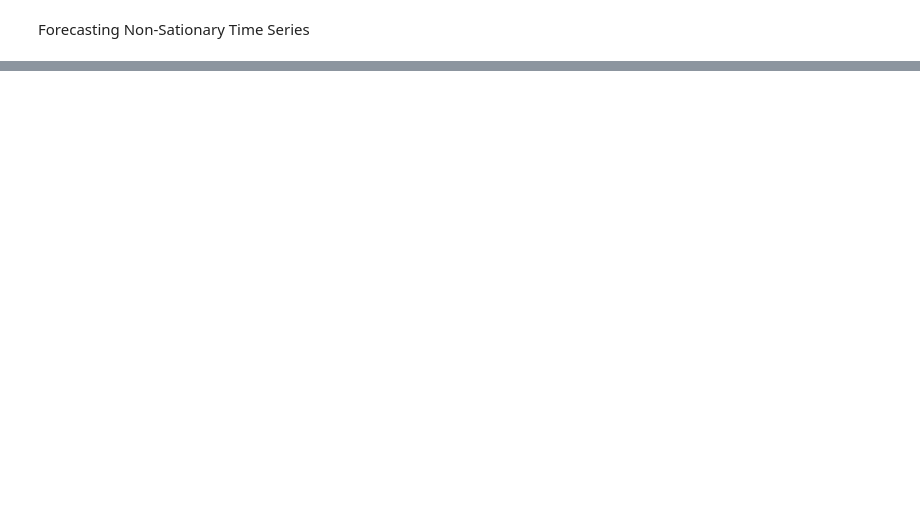
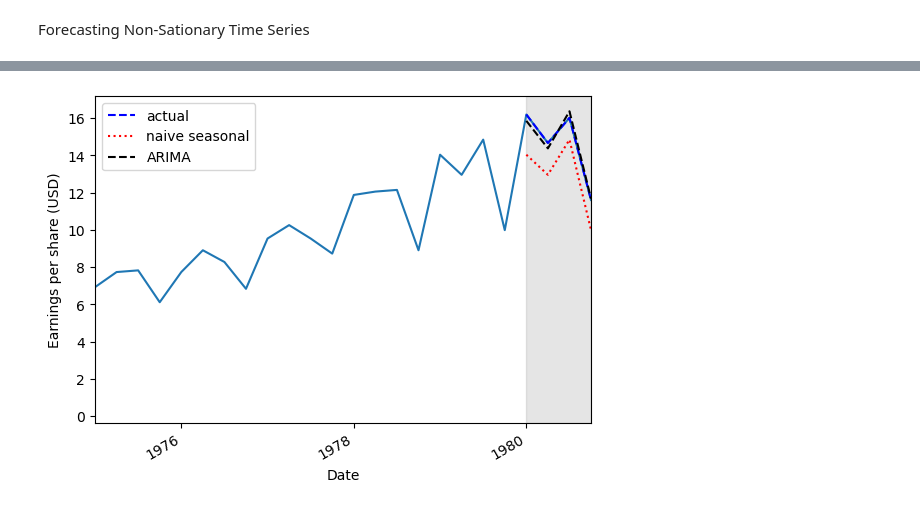
Before and after one commit to Clint-Os/Machine-Learning, a Jupyter notebook: Forecasting non-stationary timeseries.ipynb, the cells around one changed output, grey strips where cells are left out. Cells and saved outputs as stored; diff of their text form; code cells hidden in the pictures; blank space fills up the shorter version.

Commit message:
We look at seasonality using SARIMA model in comparison to the previous models.

```diff
--- a/Forecasting non-stationary timeseries.ipynb
+++ b/Forecasting non-stationary timeseries.ipynb
@@ -2,0 +98,8 @@ Forecasting Non-Sationary Time Series
+# %%
+import warnings
+warnings.filterwarnings("ignore")
+
+train = df.data[:-4] #all data except last 4 entries
+
+result_df = optimize_ARIMA(train, order_list, d)
+result_df
@@ -2,0 +126,5 @@ Forecasting Non-Sationary Time Series
+# %%
+model = SARIMAX(train, order=(3,2,3), simple_differencing=False)
+model_fit = model.fit(disp=False)
+model_fit.plot_diagnostics(figsize=(15,12))
+plt.show()
@@ -2,0 +167,9 @@ Forecasting Non-Sationary Time Series
+# %%
+test = df.iloc[-4:]
+
+test['naive_seasonal'] = df['data'].iloc[76:80].values
+# %%
+ARIMA_pred = model_fit.get_prediction(80,83).predicted_mean
+
+test['ARIMA_pred'] = ARIMA_pred  #assign it to the columns
+test
@@ -2,0 +182,21 @@ Forecasting Non-Sationary Time Series
+# %%
+fig, ax = plt.subplots()
+
+ax.plot(df['date'], df['data'])
+ax.plot(test['data'], 'b--', label='actual')
+ax.plot(test['naive_seasonal'], 'r:', label='naive seasonal')
+ax.plot(test['ARIMA_pred'], 'k--', label='ARIMA')
+
+ax.set_xlabel ('Date')
+ax.set_ylabel ('Earnings per share (USD)')
+ax.axvspan(80,83, color='grey', alpha=0.2)
+
+ax.legend()
+
+plt.xticks(np.arange(0,81,8), ['1960', '1962', '1964', '1966', '1968', '1970', '1972', '1974', '1976', '1978', '1980'])
+ax.set_xlim(60,83)
+
+fig.autofmt_xdate()
+plt.show()
+# %% [output]
+[figure, added]
```
Also changed, not shown: parts of 20 cells of this notebook, 1 other file.
